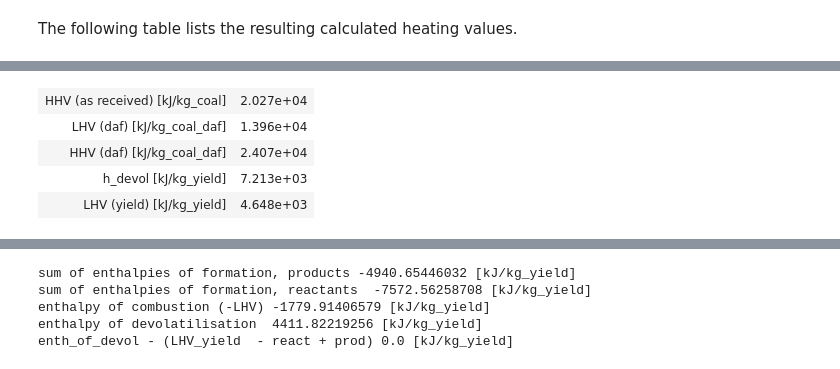
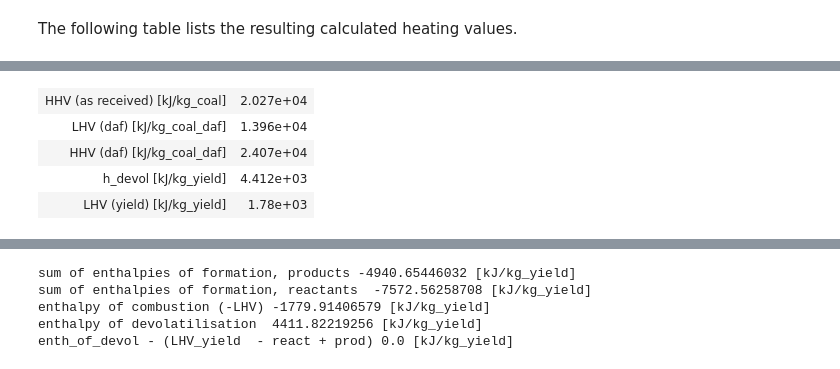
Before and after one commit to ostein/notebooks, a Jupyter notebook: pkp/BlackThunder.ipynb, the cells around one changed output, grey strips where cells are left out. Drawn from its saved outputs; the diff is of its cells as text; code cells hidden in the pictures.

```diff
--- a/pkp/BlackThunder.ipynb
+++ b/pkp/BlackThunder.ipynb
@@ -544,12 +534,13 @@ def compute_enthalpy_of_formation(pyrol_yield, fitted_yield):
     LHV_daf = pyrol_yield.pre.coal.lhv_daf # POS -> higher temp
     LHV_yield =  (LHV_daf - 392.0/12.0 * pyrol_yield.pre.pa_raw['Fixed Carbon']/100*1000)/(pyrol_yield.pre.pa_raw['Volatile Matter']/100.0)
     enth_of_devol = LHV_yield  - react + prod
-    return DictTable({
+    dT = DictTable({
         'HHV (as received) [kJ/kg_coal]': float(pyrol_yield.pre.coal.hhv),
         'HHV (daf) [kJ/kg_coal_daf]': pyrol_yield.pre.coal.hhv_daf,
         'LHV (daf) [kJ/kg_coal_daf]': pyrol_yield.pre.coal.lhv_daf,
         'LHV (yield) [kJ/kg_yield]': LHV_yield,
         'h_devol [kJ/kg_yield]': enth_of_devol
     })
+    return dT, {'prod':prod, 'react': react,  'enth_of_devol': enth_of_devol, 'LHV_yield': LHV_yield}
 # %% [markdown]
 The following table lists the resulting calculated heating values.
@@ -572,8 +547,9 @@ compute_enthalpy_of_formation(pyrol_yield2, fitted_yield2)
-# %%
-compute_enthalpy_of_formation(pyrol_yield3, fitted_yield3)
-# %% [output]
-| HHV (as received) [kJ/kg_coal] | 2.027e+04 |
-| LHV (daf) [kJ/kg_coal_daf] | 1.396e+04 |
-| HHV (daf) [kJ/kg_coal_daf] | 2.407e+04 |
-| h_devol [kJ/kg_yield] | 7.213e+03 |
-| LHV (yield) [kJ/kg_yield] | 4.648e+03 |
+# %%
+dT, vals = compute_enthalpy_of_formation(pyrol_yield, fitted_yield)
+dT
+# %% [output]
+| HHV (as received) [kJ/kg_coal] | 2.027e+04 |
+| LHV (daf) [kJ/kg_coal_daf] | 1.396e+04 |
+| HHV (daf) [kJ/kg_coal_daf] | 2.407e+04 |
+| h_devol [kJ/kg_yield] | 4.412e+03 |
+| LHV (yield) [kJ/kg_yield] | 1.78e+03 |
```
Also changed, not shown: parts of 16 cells of this notebook.
